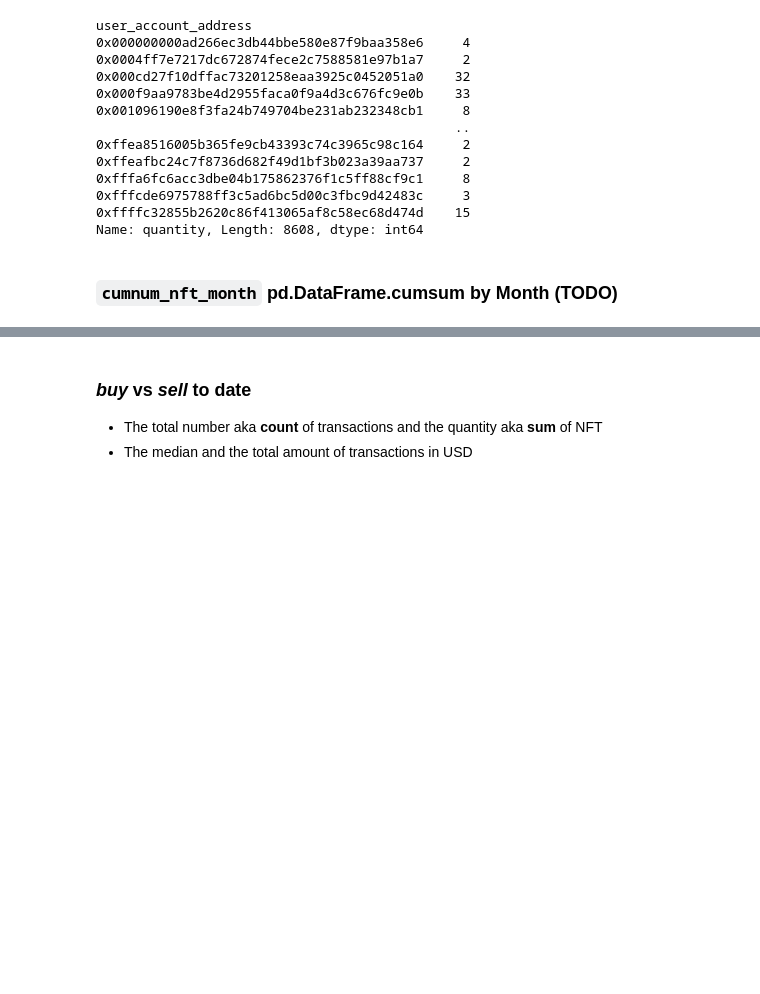
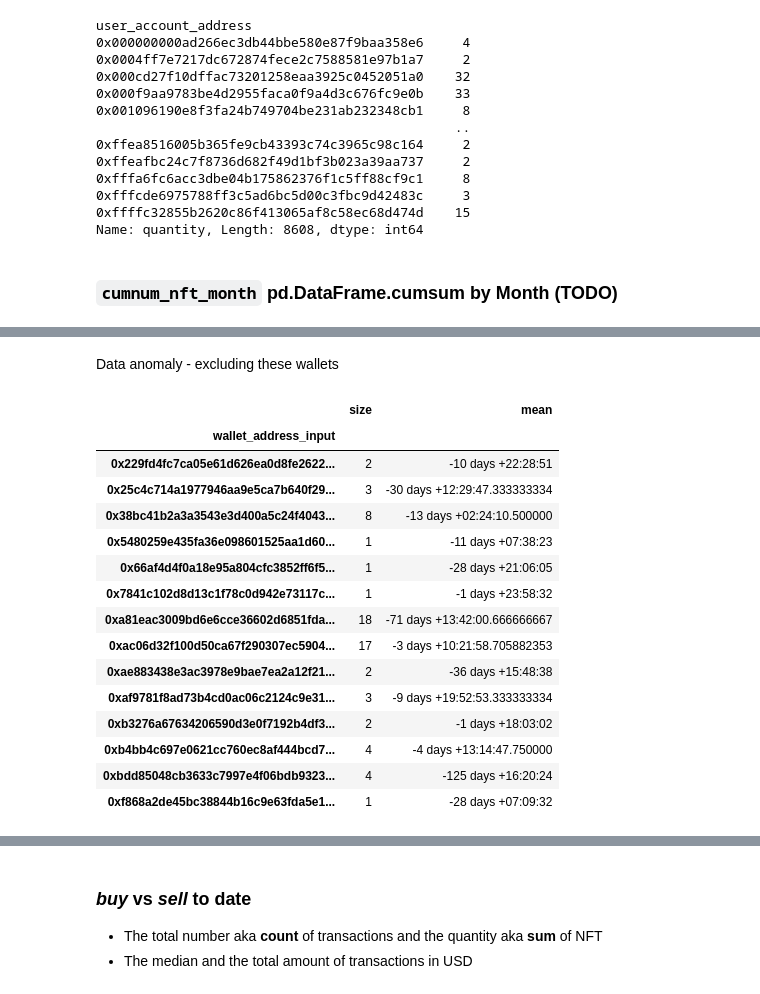
Before and after one commit to Cryptoro-DAO/OpenSea-API-crawler, a Jupyter notebook: Wallets Feature Engineering.ipynb, the cells around one changed output, grey strips where cells are left out. Drawn from its saved outputs; the diff is of its cells as text; code cells hidden in the pictures; blank space fills up the shorter version.

```diff
--- a/Wallets Feature Engineering.ipynb
+++ b/Wallets Feature Engineering.ipynb
@@ -894,0 +941,21 @@ Name: quantity, Length: 8608, dtype: int64
+# %% [markdown]
+Data anomaly - excluding these wallets
+# %%
+x[x['mean'] < pd.Timedelta(0)]
+# %% [output]
+|  | size | mean |
+| wallet_address_input |  |  |
+| 0x229fd4fc7ca05e61d626ea0d8fe2622... | 2 | -10 days +22:28:51 |
+| 0x25c4c714a1977946aa9e5ca7b640f29... | 3 | -30 days +12:29:47.333333334 |
+| 0x38bc41b2a3a3543e3d400a5c24f4043... | 8 | -13 days +02:24:10.500000 |
+| 0x5480259e435fa36e098601525aa1d60... | 1 | -11 days +07:38:23 |
+| 0x66af4d4f0a18e95a804cfc3852ff6f5... | 1 | -28 days +21:06:05 |
+| 0x7841c102d8d13c1f78c0d942e73117c... | 1 | -1 days +23:58:32 |
+| 0xa81eac3009bd6e6cce36602d6851fda... | 18 | -71 days +13:42:00.666666667 |
+| 0xac06d32f100d50ca67f290307ec5904... | 17 | -3 days +10:21:58.705882353 |
+| 0xae883438e3ac3978e9bae7ea2a12f21... | 2 | -36 days +15:48:38 |
+| 0xaf9781f8ad73b4cd0ac06c2124c9e31... | 3 | -9 days +19:52:53.333333334 |
+| 0xb3276a67634206590d3e0f7192b4df3... | 2 | -1 days +18:03:02 |
+| 0xb4bb4c697e0621cc760ec8af444bcd7... | 4 | -4 days +13:14:47.750000 |
+| 0xbdd85048cb3633c7997e4f06bdb9323... | 4 | -125 days +16:20:24 |
+| 0xf868a2de45bc38844b16c9e63fda5e1... | 1 | -28 days +07:09:32 |
```
Also changed, not shown: parts of 11 cells of this notebook, 1 other file.
